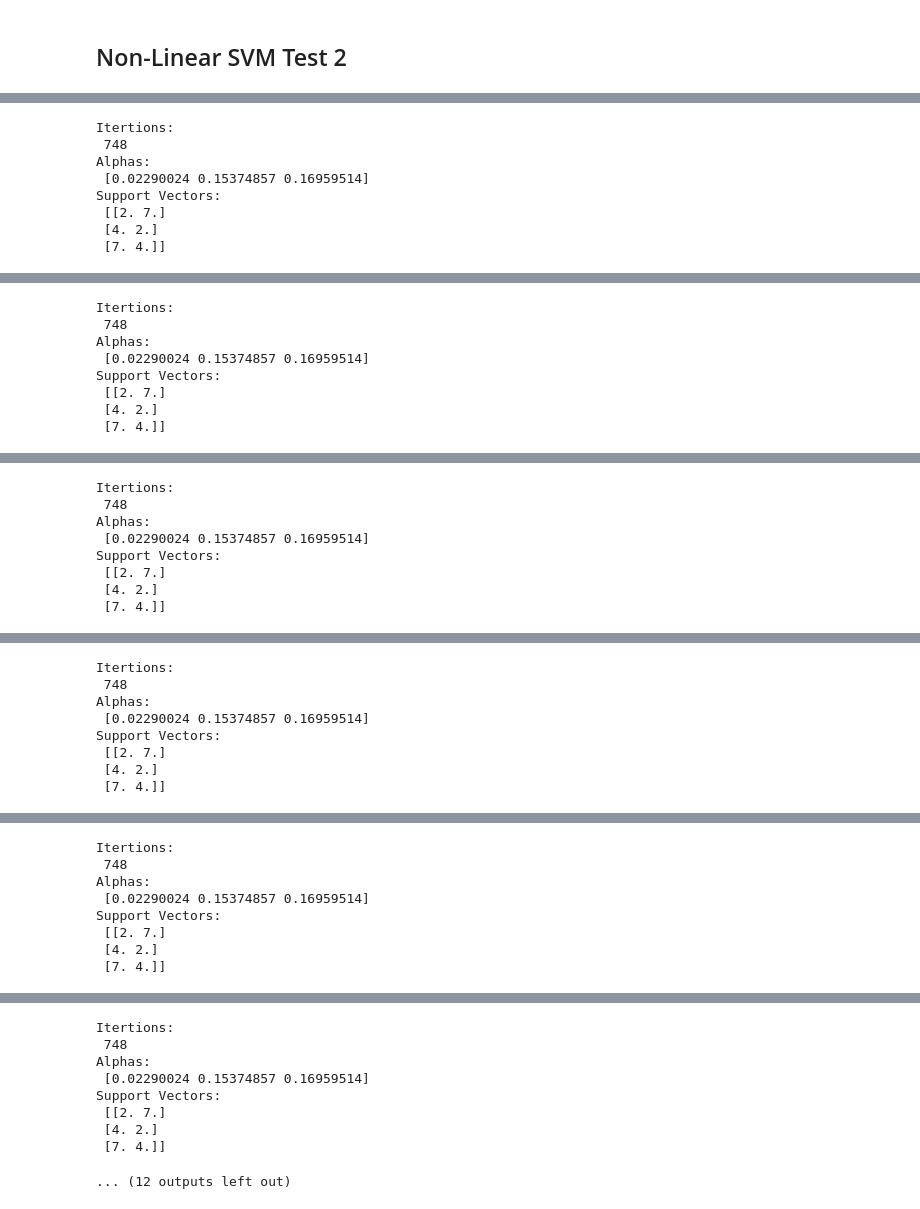
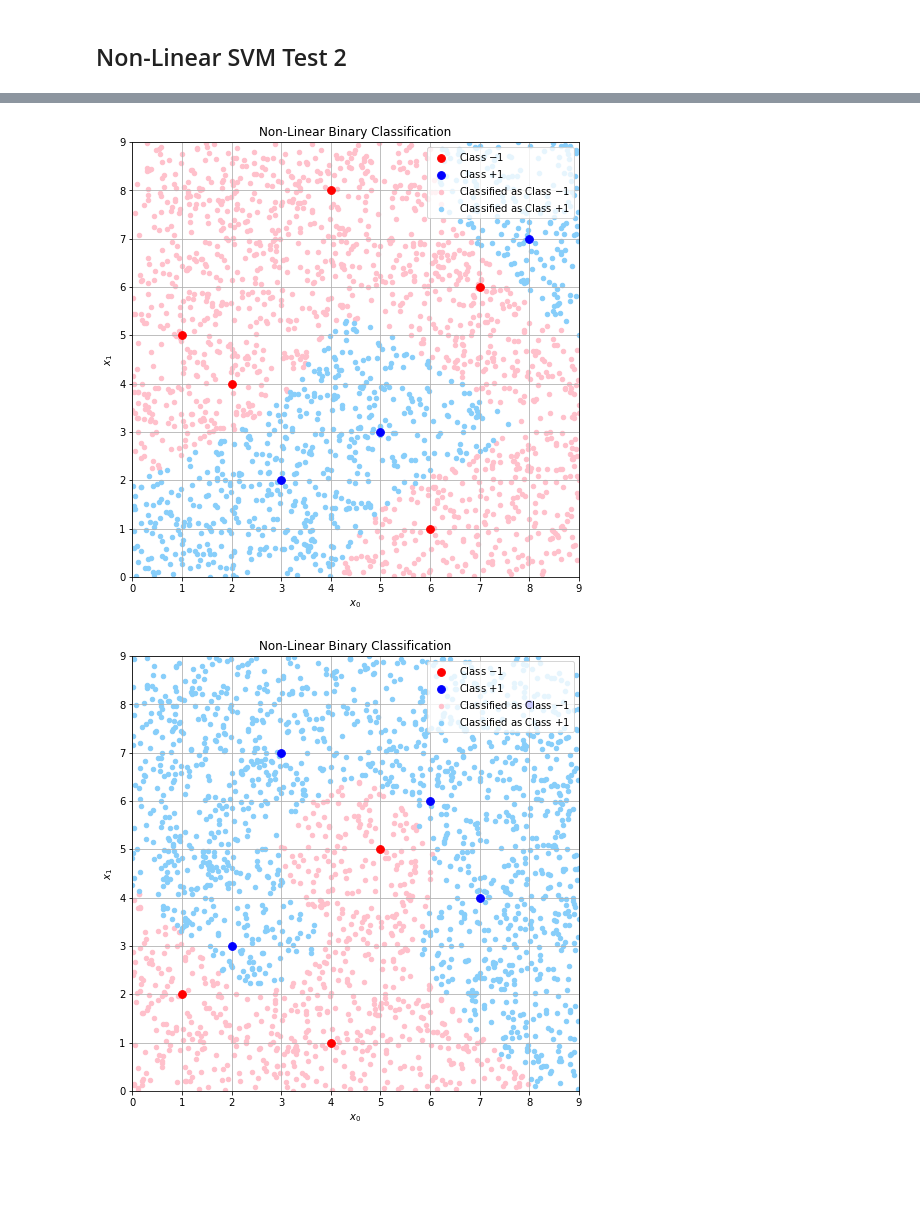
Before and after one commit to johnduffymsc/msc_comp0120project, a Jupyter notebook: COMP0120_Project_Code_John_Duffy.ipynb, the cells around one changed output, grey strips where cells are left out. Cells and saved outputs as stored; diff of their text form; code cells hidden in the pictures; blank space fills up the shorter version.

```diff
--- a/COMP0120_Project_Code_John_Duffy.ipynb
+++ b/COMP0120_Project_Code_John_Duffy.ipynb
@@ -885,7 +885,7 @@ def quadratic_penatly_dual_solver(X, y, kernel, descent_function, mu=200.0):
     return (i, xs)
 
 
-def augmented_lagrangian_dual_solver(X, y, kernel, descent_function, mu=200.0):
+def augmented_lagrangian_dual_solver(X, y, kernel, descent_function, mu=500.0, lamb=10.0, C=2.0):
 
     L = len(X)
 
@@ -894,17 +894,13 @@ def augmented_lagrangian_dual_solver(X, y, kernel, descent_function, mu=200.0):
         for j in range(L):
             H[i, j] = y[i] * y[j] * kernel(X[i], X[j])
 
-    #f   = lambda x: 0.5 * x @ H @ x - np.sum(x) + 0.5 * mu * (y @ x)**2
-    #df  = lambda x: H @ x - np.ones(len(x)) + mu * y * (y @ x)
-    #d2f = lambda x: H + mu * y * y
-
-    f   = lambda x: 0.5 * x @ H @ x - x @ (x / x) + 0.5 * mu * (y @ x)**2
-    df  = lambda x: H @ x - x / x + mu * y * (y @ x)
+    f   = lambda x: 0.5 * x @ H @ x - np.sum(x) + 0.5 * mu * (y @ x)**2 - lamb * np.sum(x - C)
+    df  = lambda x: H @ x - np.ones(len(X)) + mu * y * (y @ x) - lamb * np.ones(len(x))
     d2f = lambda x: H + mu * y * y
 
-    i, xs = descent_function(f, df, d2f, x0=np.ones(len(X)))
+    iters, xs = descent_function(f, df, d2f, x0=np.full(len(X), 1.0))
 
-    return (i, xs)
+    return (iters, xs)
 
 
 class NonLinearSVM(object):
@@ -950,7 +946,7 @@ for plot, (X, y) in enumerate([([[3.0, 3.0], [3.0, 6.0], [6.0, 3.0], [6.0, 6.0]]
     X_train = np.array(X)
     y_train = np.array(y)
 
-    non_linear_svm.train(X_train, y_train, gaussian_kernel, quadratic_penalty_dual_solver, steepest_descent)
+    non_linear_svm.train(X_train, y_train, gaussian_kernel, augmented_lagrangian_dual_solver, steepest_descent)
 
     X_new = np.zeros((N, 2))
 
@@ -977,10 +973,5 @@ for plot, (X, y) in enumerate([([[3.0, 3.0], [3.0, 6.0], [6.0, 3.0], [6.0, 6.0]]
     plt.grid(zorder=0)
     plt.savefig("non_linear_svm_qp_{}.pdf".format(plot))
     plt.show()
-
-    print("Itertions:\n", linear_svm.i)
-    print("Alphas:\n", linear_svm.a)
-    print("Support Vectors:\n", linear_svm.s)
-    print("\n")
 # %% [output]
 [figure]
@@ -1046,91 +1005,39 @@ for T in [4, 8]:
         if len(y_train[y_train == +1.0]) == 0:
             y_train[np.random.randint(0, T)] = +1.0
 
-        non_linear_svm.train(X_train, y_train, gaussian_kernel, quadratic_penalty_dual_solver, steepest_descent)
+        non_linear_svm.train(X_train, y_train, gaussian_kernel, augmented_lagrangian_dual_solver, steepest_descent)
 
         X_new = np.zeros((N, 2))
 
         for i in range(N):
             X_new[i, 0] = np.random.uniform(0.0, 9.0)
             X_new[i, 1] = np.random.uniform(0.0, 9.0)
 
         y_new = np.zeros(N)
 
         for i in range(N):
             y_new[i] = non_linear_svm.predict(X_train, y_train, gaussian_kernel, X_new[i])
 
         plt.figure(figsize=(8, 8))
         plt.xlim((0.0, 9.0))
         plt.ylim((0.0, 9.0))
         plt.scatter(X_train[y_train == -1.0, 0], X_train[y_train == -1.0, 1], color="red", s=60, zorder=2)
         plt.scatter(X_train[y_train == +1.0, 0], X_train[y_train == +1.0, 1], color="blue", s=60, zorder=2)
         plt.scatter(X_new[y_new == -1.0, 0], X_new[y_new == -1.0, 1], color="pink", s=20, zorder=1)
         plt.scatter(X_new[y_new == +1.0, 0], X_new[y_new == +1.0, 1], color="lightskyblue", s=20, zorder=1)
         plt.title("Non-Linear Binary Classification")
         plt.xlabel("$x_0$")
         plt.ylabel("$x_1$")
         plt.legend([ "Class $-1$", "Class $+1$", "Classified as Class $-1$", "Classified as Class $+1$"], loc="upper right")
         plt.grid(zorder=0)
         plt.savefig("non_linear_svm_rand_qp_{}_{}.pdf".format(T, plot))
         plt.show()
-
-        print("Itertions:\n", linear_svm.i)
-        print("Alphas:\n", linear_svm.a)
-        print("Support Vectors:\n", linear_svm.s)
-        print("\n")
 # %% [output]
 [figure]
-Itertions:
- 748
-Alphas:
- [0.02290024 0.15374857 0.16959514]
-Support Vectors:
- [[2. 7.]
- [4. 2.]
- [7. 4.]]
 [figure]
-Itertions:
- 748
-Alphas:
- [0.02290024 0.15374857 0.16959514]
-Support Vectors:
- [[2. 7.]
- [4. 2.]
- [7. 4.]]
 [figure]
-Itertions:
- 748
-Alphas:
- [0.02290024 0.15374857 0.16959514]
-Support Vectors:
- [[2. 7.]
- [4. 2.]
- [7. 4.]]
 [figure]
-Itertions:
- 748
-Alphas:
- [0.02290024 0.15374857 0.16959514]
-Support Vectors:
- [[2. 7.]
- [4. 2.]
- [7. 4.]]
 [figure]
-Itertions:
- 748
-Alphas:
- [0.02290024 0.15374857 0.16959514]
-Support Vectors:
- [[2. 7.]
- [4. 2.]
- [7. 4.]]
 [figure]
-Itertions:
- 748
-Alphas:
- [0.02290024 0.15374857 0.16959514]
-Support Vectors:
- [[2. 7.]
- [4. 2.]
- [7. 4.]]
-... (12 outputs left out)
+[figure, added]
+[figure, added]
```
Also changed, not shown: parts of 3 cells of this notebook, 1 other file.
